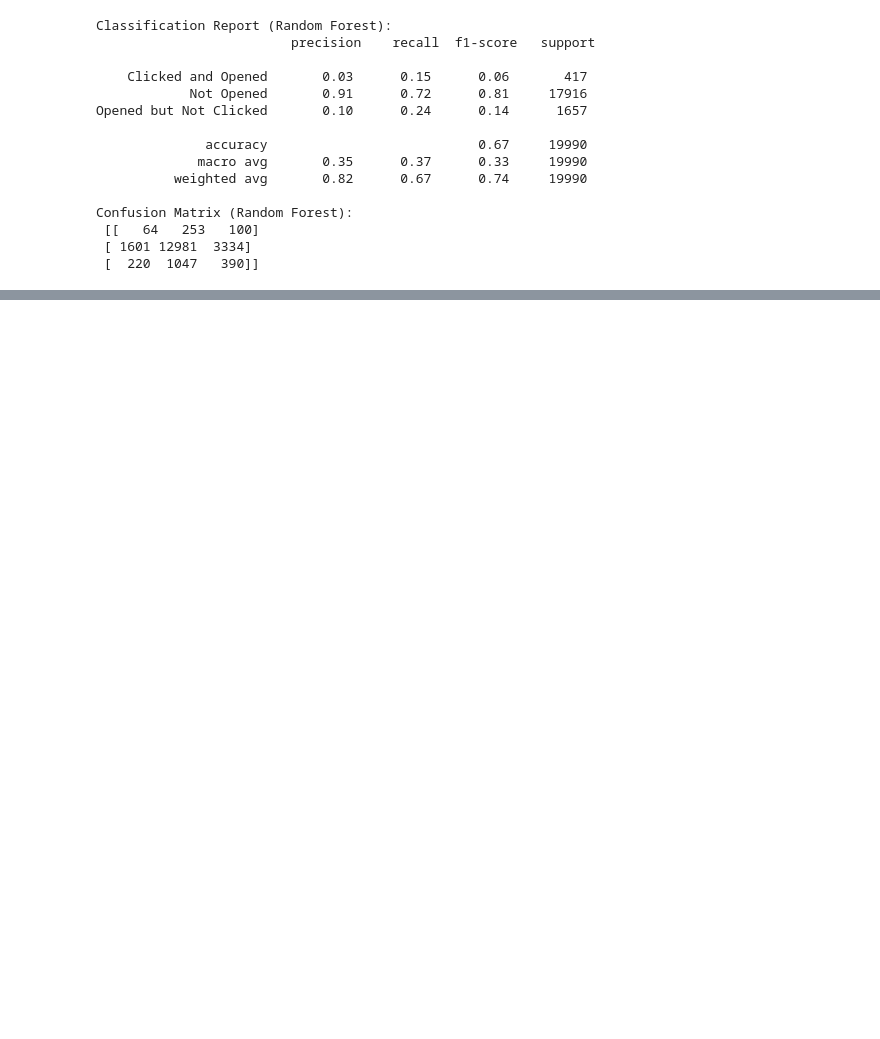
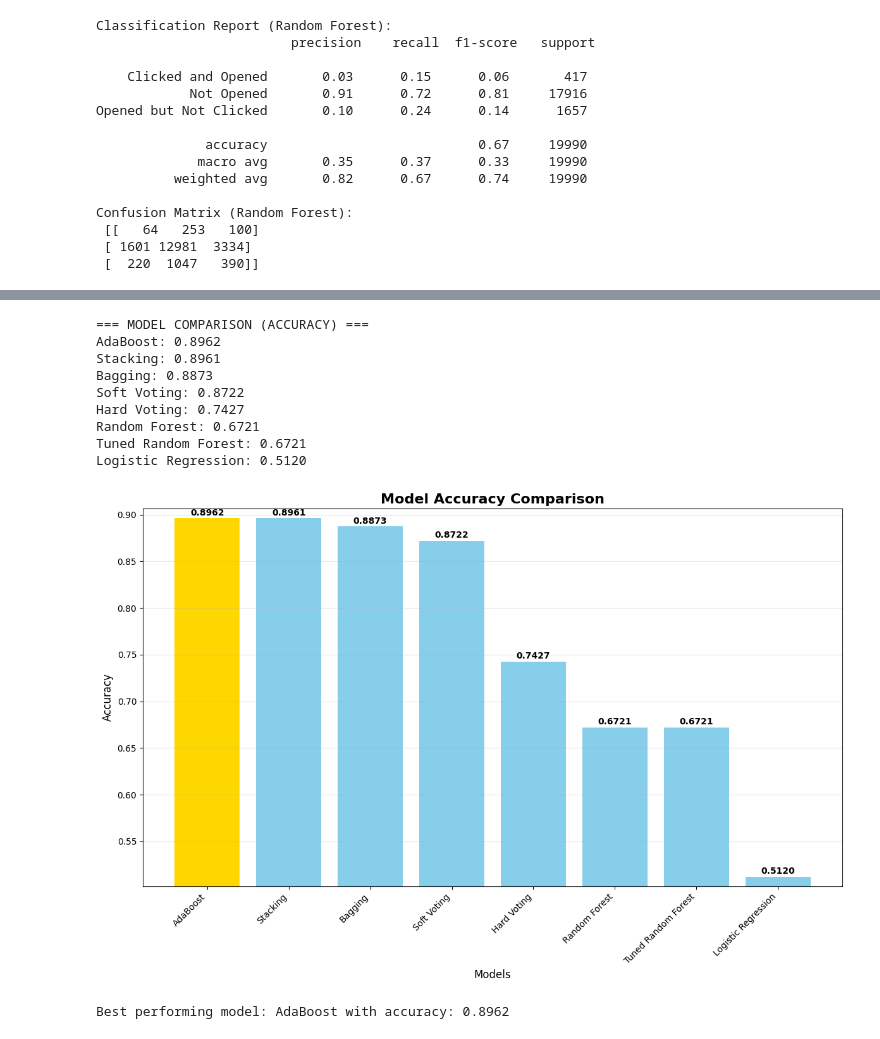
Before and after one commit to kokilagaurav/Email_marketing, a Jupyter notebook: notebook.ipynb, the cells around one changed output, grey strips where cells are left out. Drawn from its saved outputs; the diff is of its cells as text; code cells hidden in the pictures; blank space fills up the shorter version.

Commit message:
enamble model done

```diff
--- a/notebook.ipynb
+++ b/notebook.ipynb
@@ -672,7 +615,7 @@ Pipeline_rf_with_gcv = Pipeline(steps=[
 ])
 
 Pipeline_rf.fit(x_train, y_train)
-y_pred_rf = Pipeline_rf.predict(x_test)
+y_pred_rf_tuned = Pipeline_rf.predict(x_test)
 
 print("Classification Report (Random Forest):\n", classification_report(y_test, y_pred_rf, target_names=Labelencoder.classes_))
 print("Confusion Matrix (Random Forest):\n", confusion_matrix(y_test, y_pred_rf))
@@ -694,0 +760,18 @@ Confusion Matrix (Random Forest):
+# %%
+# 3. AdaBoost Classifier
+adaboost_clf = Pipeline(steps=[
+    ('preprocessor', preprocessor),
+    ('classifier', AdaBoostClassifier(
+        n_estimators=100,
+        learning_rate=1.0,
+        random_state=42
+    ))
+])
+
+print("Training AdaBoost Classifier...")
+adaboost_clf.fit(x_train, y_train)
+y_pred_adaboost = adaboost_clf.predict(x_test)
+
+print("\n=== ADABOOST CLASSIFIER RESULTS ===")
+print("Accuracy:", accuracy_score(y_test, y_pred_adaboost))
+print("Classification Report:\n", classification_report(y_test, y_pred_adaboost, target_names=Labelencoder.classes_))
@@ -694,0 +843,54 @@ Confusion Matrix (Random Forest):
+# %%
+# 5. Compare All Models Performance
+models_results = {
+    'Logistic Regression': accuracy_score(y_test, y_pred),
+    'Random Forest': accuracy_score(y_test, y_pred_rf),
+    'Tuned Random Forest': accuracy_score(y_test, y_pred_rf_tuned),
+    'Hard Voting': accuracy_score(y_test, y_pred_hard_voting),
+    'Soft Voting': accuracy_score(y_test, y_pred_soft_voting),
+    'Bagging': accuracy_score(y_test, y_pred_bagging),
+    'AdaBoost': accuracy_score(y_test, y_pred_adaboost),
+    'Stacking': accuracy_score(y_test, y_pred_stacking)
+}
+
+# Sort results by accuracy
+sorted_results = dict(sorted(models_results.items(), key=lambda x: x[1], reverse=True))
+
+print("=== MODEL COMPARISON (ACCURACY) ===")
+for model, accuracy in sorted_results.items():
+    print(f"{model}: {accuracy:.4f}")
+
+# Visualize results
+plt.figure(figsize=(12, 8))
+models = list(sorted_results.keys())
+accuracies = list(sorted_results.values())
+
+bars = plt.bar(models, accuracies, color=['gold' if i == 0 else 'skyblue' for i in range(len(models))])
+plt.title('Model Accuracy Comparison', fontsize=16, fontweight='bold')
+plt.xlabel('Models', fontsize=12)
+plt.ylabel('Accuracy', fontsize=12)
+plt.xticks(rotation=45, ha='right')
+plt.ylim(min(accuracies) - 0.01, max(accuracies) + 0.01)
+
+# Add value labels on bars
+for bar, accuracy in zip(bars, accuracies):
+    plt.text(bar.get_x() + bar.get_width()/2, bar.get_height() + 0.001,
+             f'{accuracy:.4f}', ha='center', va='bottom', fontweight='bold')
+
+plt.tight_layout()
+plt.grid(axis='y', alpha=0.3)
+plt.show()
+
+print(f"\nBest performing model: {list(sorted_results.keys())[0]} with accuracy: {list(sorted_results.values())[0]:.4f}")
+# %% [output]
+=== MODEL COMPARISON (ACCURACY) ===
+AdaBoost: 0.8962
+Stacking: 0.8961
+Bagging: 0.8873
+Soft Voting: 0.8722
+Hard Voting: 0.7427
+Random Forest: 0.6721
+Tuned Random Forest: 0.6721
+Logistic Regression: 0.5120
+[figure, added]
+Best performing model: AdaBoost with accuracy: 0.8962
```
Also changed, not shown: parts of 10 cells of this notebook.
